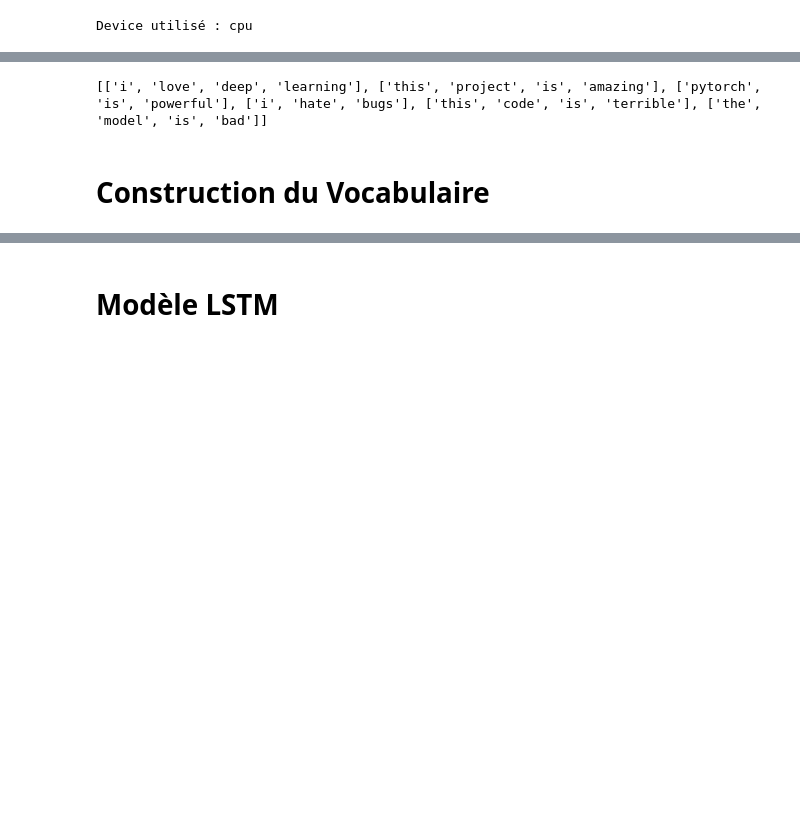
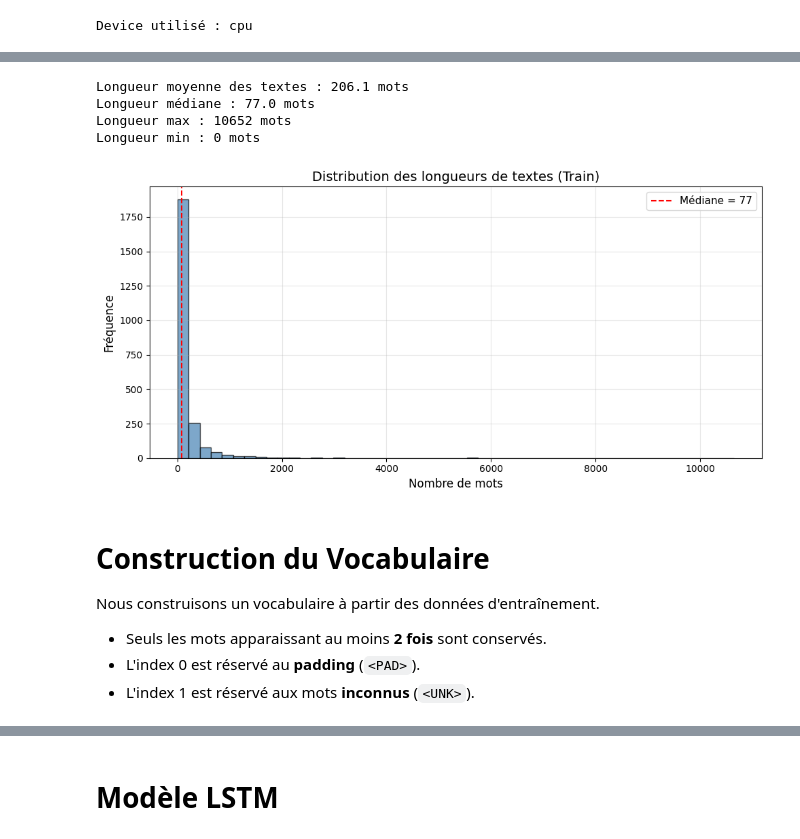
Before and after one commit to YASSIROUH/PROJET-DEEP-LEARNING-, a Jupyter notebook: Partie3_RNN_LSTM_GRU_Seq2Seq_EMSI.ipynb, the cells around one changed output, grey strips where cells are left out. Cells and saved outputs as stored; diff of their text form; code cells hidden in the pictures; blank space fills up the shorter version.

```diff
--- a/Partie3_RNN_LSTM_GRU_Seq2Seq_EMSI.ipynb
+++ b/Partie3_RNN_LSTM_GRU_Seq2Seq_EMSI.ipynb
@@ -55,12 +137,55 @@ labels = [1,1,1,0,0,0]
 # %%
 
-tokenized_texts = [text.split() for text in texts]
+def preprocess_text(text):
+    """Nettoie et tokenise un texte."""
+    # Minuscules
+    text = text.lower()
+    # Supprimer les caractères spéciaux, garder les lettres et espaces
+    text = re.sub(r'[^a-z\s]', ' ', text)
+    # Tokeniser
+    tokens = text.split()
+    # Filtrer les mots trop courts
+    tokens = [t for t in tokens if len(t) >= 2]
+    return tokens
 
-print(tokenized_texts)
+# Appliquer le prétraitement
+train_texts = [preprocess_text(doc) for doc in newsgroups_train.data]
+test_texts = [preprocess_text(doc) for doc in newsgroups_test.data]
+
+train_labels = newsgroups_train.target.tolist()
+test_labels = newsgroups_test.target.tolist()
+
+# Statistiques sur les longueurs
+lengths = [len(t) for t in train_texts]
+print(f"Longueur moyenne des textes : {np.mean(lengths):.1f} mots")
+print(f"Longueur médiane : {np.median(lengths):.1f} mots")
+print(f"Longueur max : {max(lengths)} mots")
+print(f"Longueur min : {min(lengths)} mots")
+
+# Visualiser la distribution des longueurs
+plt.figure(figsize=(10, 5))
+plt.hist(lengths, bins=50, color='steelblue', edgecolor='black', alpha=0.7)
+plt.title('Distribution des longueurs de textes (Train)', fontsize=14)
+plt.xlabel('Nombre de mots', fontsize=12)
+plt.ylabel('Fréquence', fontsize=12)
+plt.axvline(x=np.median(lengths), color='red', linestyle='--', label=f'Médiane = {np.median(lengths):.0f}')
+plt.legend(fontsize=11)
+plt.grid(alpha=0.3)
+plt.tight_layout()
+plt.show()
 # %% [output]
-[['i', 'love', 'deep', 'learning'], ['this', 'project', 'is', 'amazing'], ['pytorch', 'is', 'powerful'], ['i', 'hate', 'bugs'], ['this', 'code', 'is', 'terrible'], ['the', 'model', 'is', 'bad']]
+Longueur moyenne des textes : 206.1 mots
+Longueur médiane : 77.0 mots
+Longueur max : 10652 mots
+Longueur min : 0 mots
+[figure, added]
 # %% [markdown]
 
 # Construction du Vocabulaire
+
+Nous construisons un vocabulaire à partir des données d'entraînement.
+- Seuls les mots apparaissant au moins **2 fois** sont conservés.
+- L'index 0 est réservé au **padding** (`<PAD>`).
+- L'index 1 est réservé aux mots **inconnus** (`<UNK>`).
 # %%
 
```
Also changed, not shown: parts of 75 cells of this notebook, 1 other file.
